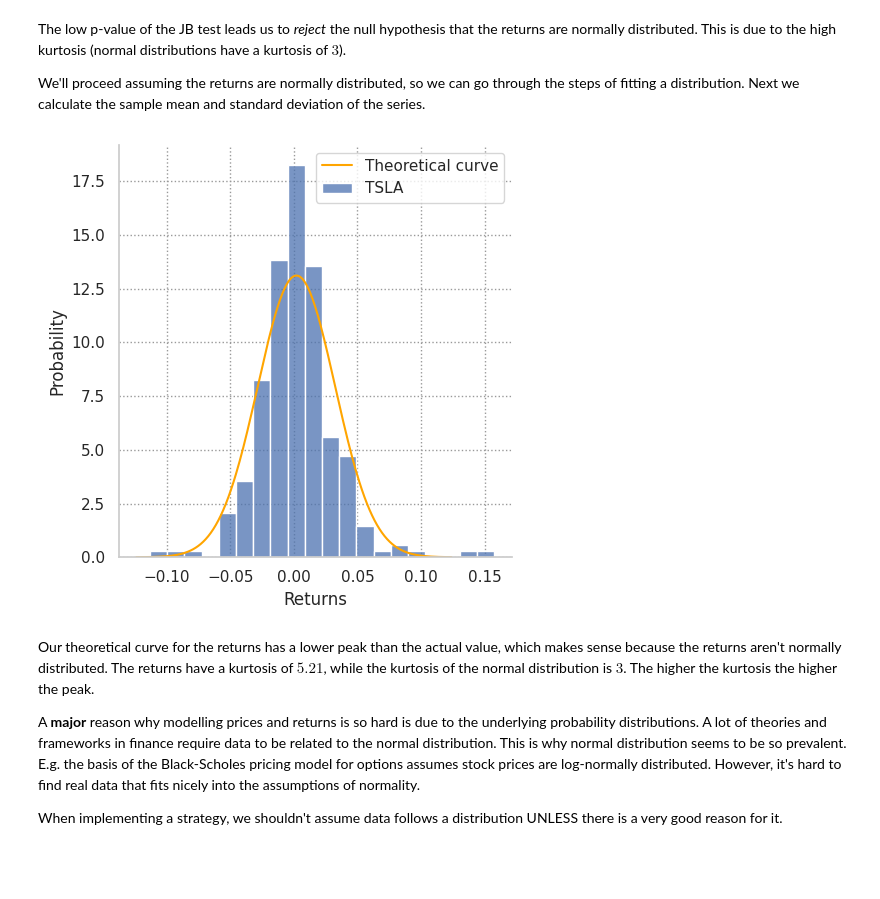
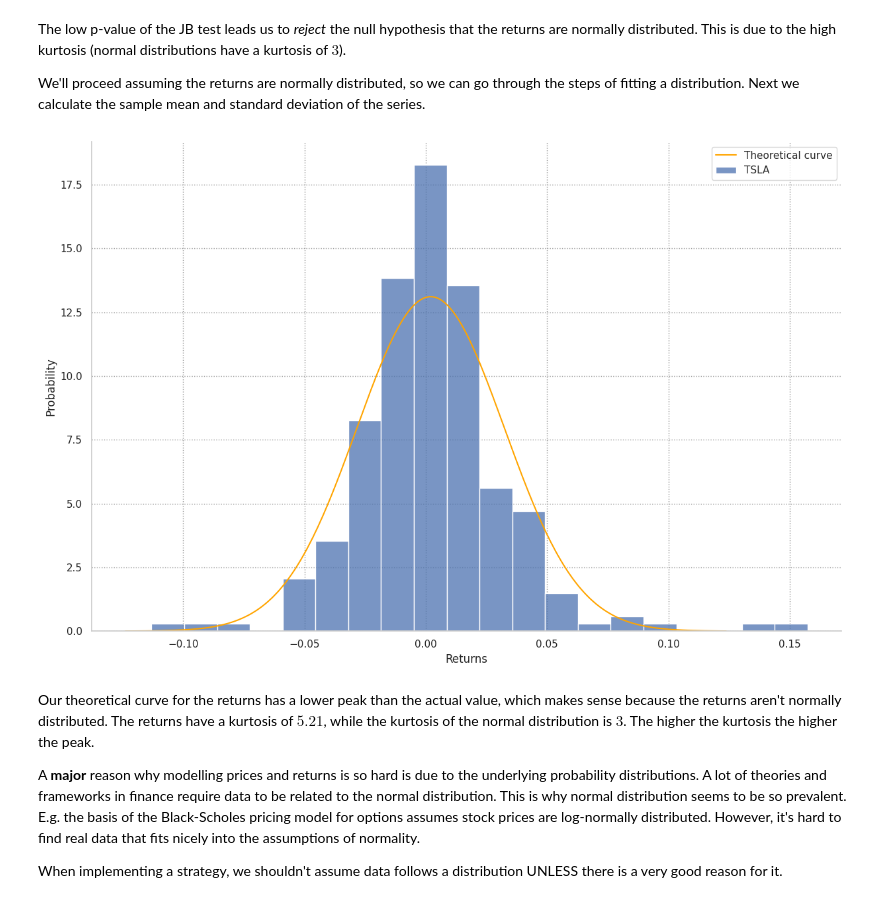
Before and after one commit to v3natio/quantopian_lectures, a Jupyter notebook: quantopian_lectures/11QLS_Random-Variables.ipynb, the cells around one changed output. Cells and saved outputs as stored; diff of their text form; code cells hidden in the pictures; blank space fills up the shorter version.

```diff
--- a/quantopian_lectures/11QLS_Random-Variables.ipynb
+++ b/quantopian_lectures/11QLS_Random-Variables.ipynb
@@ -351,16 +351,16 @@ We'll proceed assuming the returns are normally distributed, so we can go throug
 # %%
 # Take the sample mean and standard deviation of the returns
 sample_mean = np.mean(returns)
 sample_std_dev = np.std(returns)
 
 # let's see how a theoretical normal curve fits against the actual values
 x = np.linspace(-(sample_mean + 4 * sample_std_dev), (sample_mean + 4 * sample_std_dev), len(returns))
 sample_distribution = ((1/np.sqrt(sample_std_dev * sample_std_dev * 2 * np.pi)) * np.exp(-(x - sample_mean)*(x - sample_mean) / (2 * sample_std_dev * sample_std_dev)))
 
-sb.displot(returns, bins=20, stat="density", label="TSLA")
+sb.displot(returns, bins=20, stat="density", label="TSLA", height=8.27, aspect=1.5)
 sb.lineplot(x=x, y=sample_distribution, color="orange", label="Theoretical curve").set(xlabel="Returns", ylabel="Probability");
 # %% [output]
-[figure, old version]
+[figure, new version]
 # %% [markdown]
 Our theoretical curve for the returns has a lower peak than the actual value, which makes sense because the returns aren't normally distributed. The returns have a kurtosis of $5.21$, while the kurtosis of the normal distribution is $3$. The higher the kurtosis the higher the peak.
 
```
Also changed, not shown: parts of 14 cells of this notebook, 10 other files.
